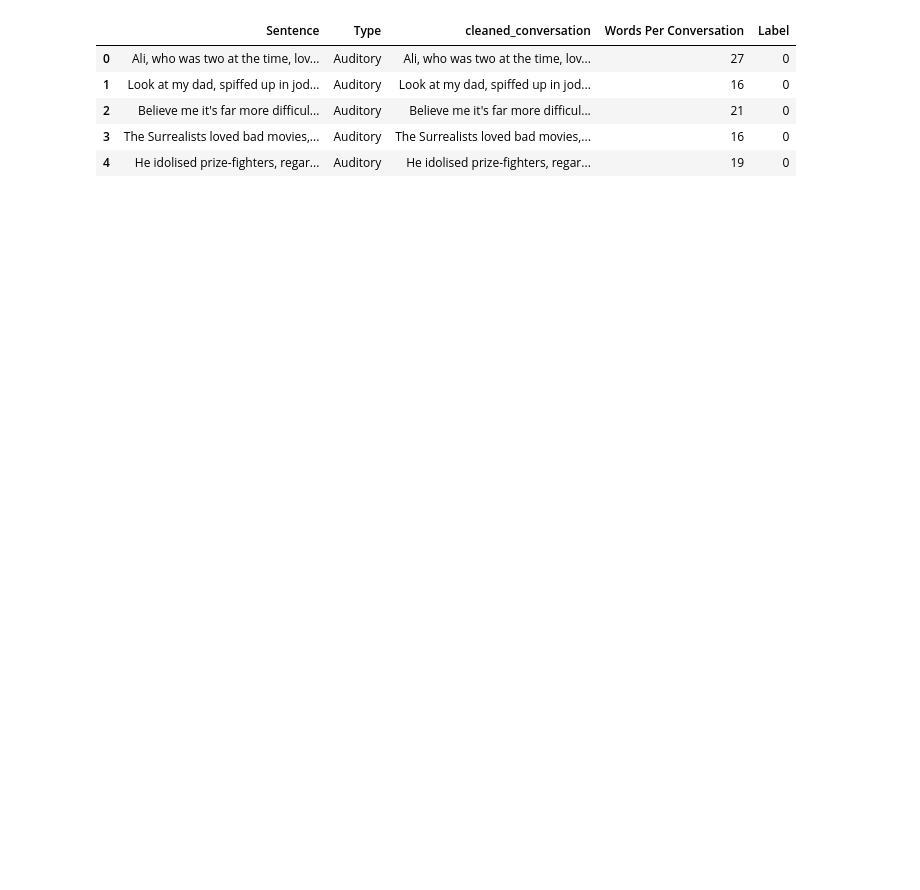
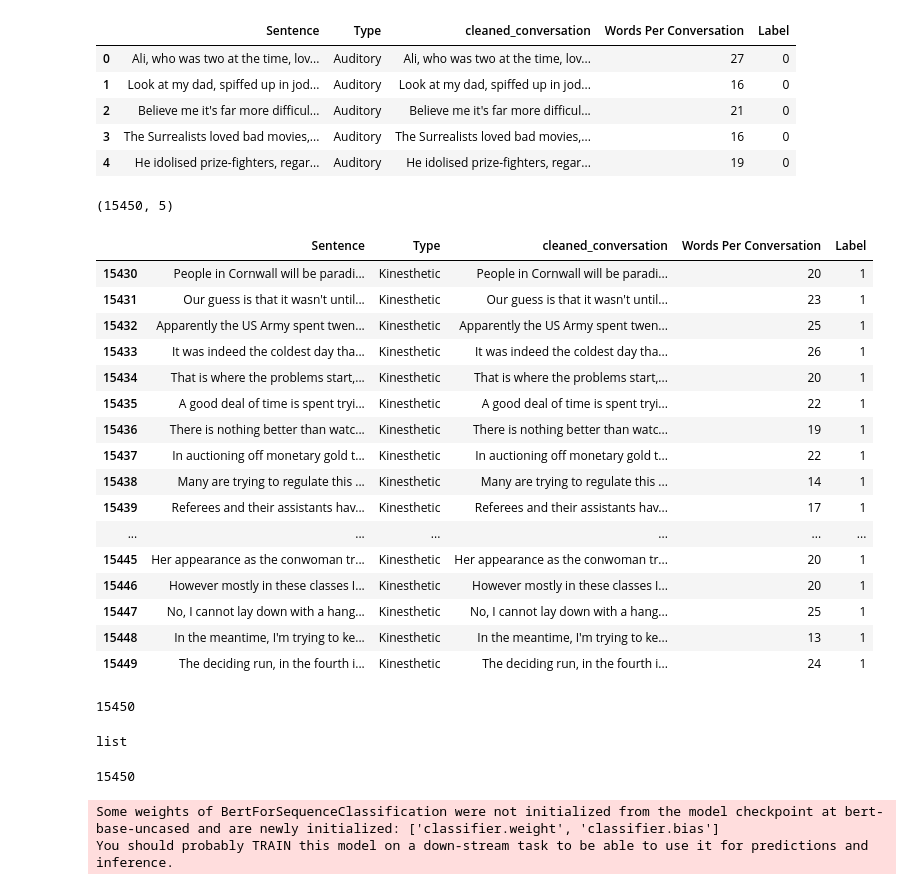
Before and after one commit to dekings44/students_companion_bot, a Jupyter notebook: main.ipynb, the cells around one changed output. Cells and saved outputs as stored; diff of their text form; code cells hidden in the pictures; blank space fills up the shorter version.

Commit message:
debugging the tokenized sentences

```diff
--- a/main.ipynb
+++ b/main.ipynb
@@ -130,0 +137,24 @@ sentences = df['Sentence'].tolist()
+# %%
+data.shape
+# %% [output]
+(15450, 5)
+# %%
+data.tail(20)
+# %% [output]
+|  | Sentence | Type | cleaned_conversation | Words Per Conversation | Label |
+| 15430 | People in Cornwall will be paradi... | Kinesthetic | People in Cornwall will be paradi... | 20 | 1 |
+| 15431 | Our guess is that it wasn't until... | Kinesthetic | Our guess is that it wasn't until... | 23 | 1 |
+| 15432 | Apparently the US Army spent twen... | Kinesthetic | Apparently the US Army spent twen... | 25 | 1 |
+| 15433 | It was indeed the coldest day tha... | Kinesthetic | It was indeed the coldest day tha... | 26 | 1 |
+| 15434 | That is where the problems start,... | Kinesthetic | That is where the problems start,... | 20 | 1 |
+| 15435 | A good deal of time is spent tryi... | Kinesthetic | A good deal of time is spent tryi... | 22 | 1 |
+| 15436 | There is nothing better than watc... | Kinesthetic | There is nothing better than watc... | 19 | 1 |
+| 15437 | In auctioning off monetary gold t... | Kinesthetic | In auctioning off monetary gold t... | 22 | 1 |
+| 15438 | Many are trying to regulate this ... | Kinesthetic | Many are trying to regulate this ... | 14 | 1 |
+| 15439 | Referees and their assistants hav... | Kinesthetic | Referees and their assistants hav... | 17 | 1 |
+| ... | ... | ... | ... | ... | ... |
+| 15445 | Her appearance as the conwoman tr... | Kinesthetic | Her appearance as the conwoman tr... | 20 | 1 |
+| 15446 | However mostly in these classes I... | Kinesthetic | However mostly in these classes I... | 20 | 1 |
+| 15447 | No, I cannot lay down with a hang... | Kinesthetic | No, I cannot lay down with a hang... | 25 | 1 |
+| 15448 | In the meantime, I'm trying to ke... | Kinesthetic | In the meantime, I'm trying to ke... | 13 | 1 |
+| 15449 | The deciding run, in the fourth i... | Kinesthetic | The deciding run, in the fourth i... | 24 | 1 |
@@ -130,0 +164,21 @@ sentences = df['Sentence'].tolist()
+# %%
+len(sentences)
+# %% [output]
+15450
+# %%
+type(sentences)
+# %% [output]
+list
+# %%
+len(learn_style)
+# %% [output]
+15450
+# %%
+tokenizer = BertTokenizer.from_pretrained('bert-base-uncased')
+model = BertForSequenceClassification.from_pretrained("bert-base-uncased")
+tokenized_inputs = tokenizer(sentences, padding=True, truncation=True, return_tensors='pt')
+
+#tokenized_inputs_array =  np.array(tokenized_inputs) #tokenized_inputs.numpy()
+# %% [output]
+Some weights of BertForSequenceClassification were not initialized from the model checkpoint at bert-base-uncased and are newly initialized: ['classifier.weight', 'classifier.bias']
+You should probably TRAIN this model on a down-stream task to be able to use it for predictions and inference.
```
Also changed, not shown: parts of 14 cells of this notebook.
